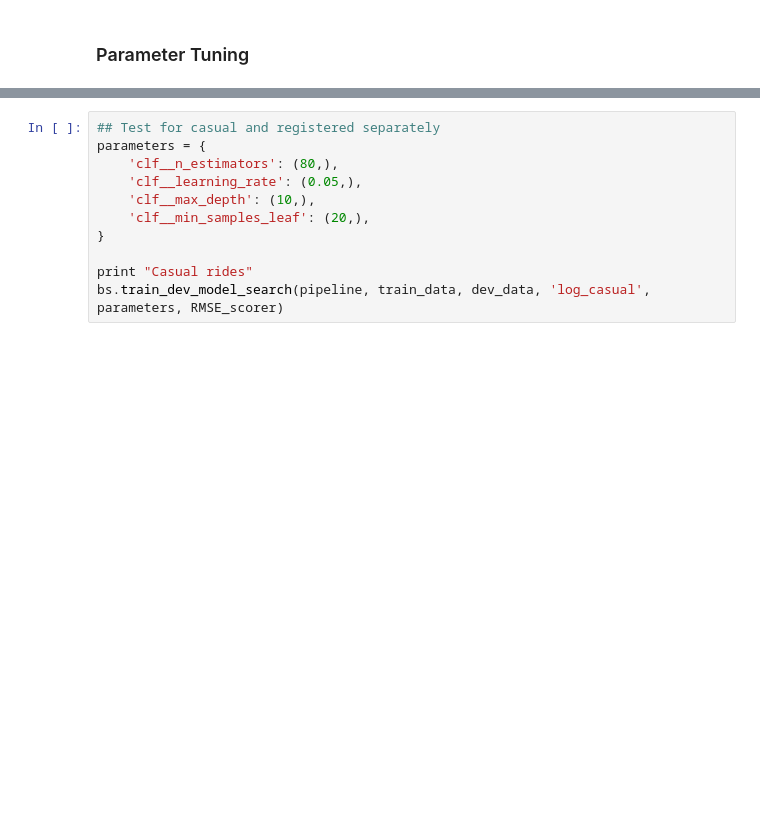
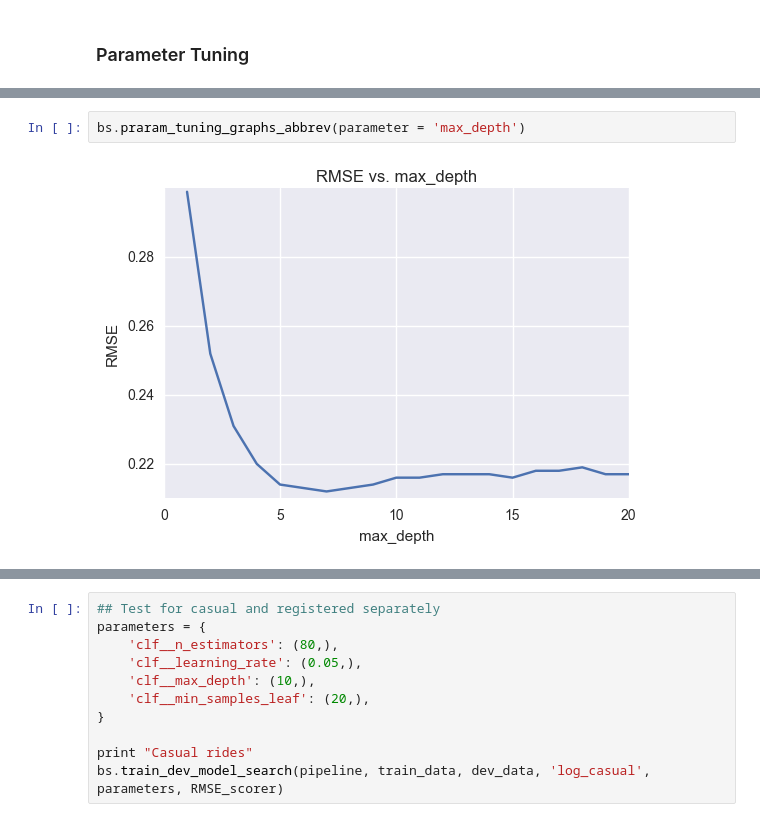
Before and after one commit to zingbretsenucb/w207_kaggleproject, a Jupyter notebook: Bikeshare.ipynb, the cells around one changed output, grey strips where cells are left out. Drawn from its saved outputs; the diff is of its cells as text; blank space fills up the shorter version.

```diff
--- a/Bikeshare.ipynb
+++ b/Bikeshare.ipynb
@@ -243,0 +225,4 @@ Perhaps we could 'cheat' and just save the resulting RMSE's from each of these g
+# %%
+bs.praram_tuning_graphs_abbrev(parameter = 'max_depth')
+# %% [output]
+[figure, added]
```
Also changed, not shown: parts of 13 cells of this notebook, 1 other file.
